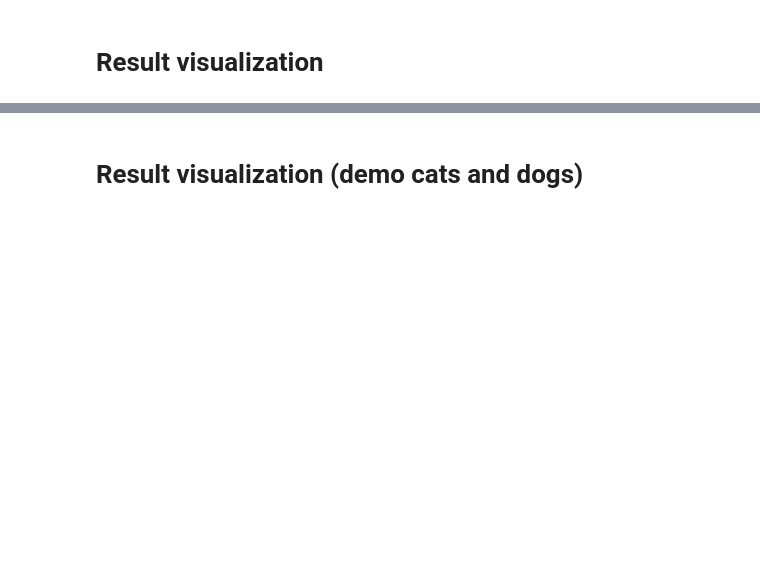
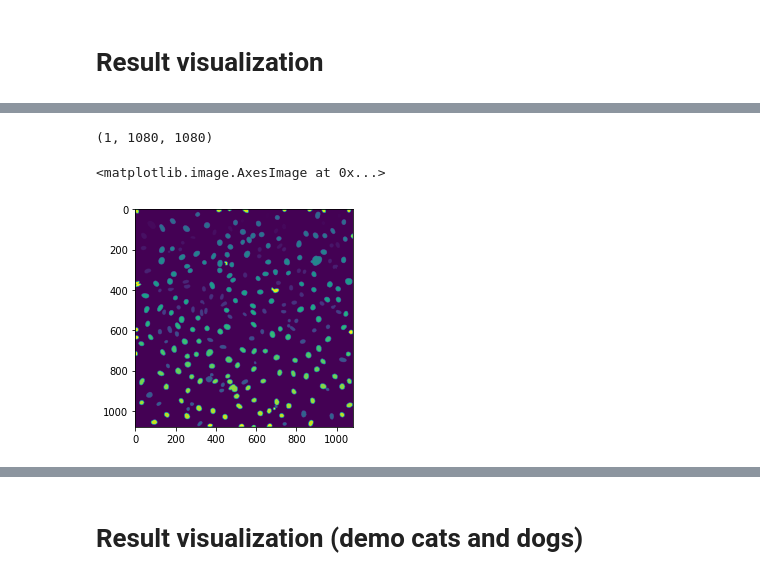
Before and after one commit to bodias/Transformer-Encoders-for-Image-Segmentation, a Jupyter notebook: binary_segmentation_resnet34.ipynb, the cells around one changed output, grey strips where cells are left out. Drawn from its saved outputs; the diff is of its cells as text; code cells hidden in the pictures; blank space fills up the shorter version.

```diff
--- a/binary_segmentation_resnet34.ipynb
+++ b/binary_segmentation_resnet34.ipynb
@@ -393,0 +528,6 @@ for image, gt_mask, pr_mask in zip(batch["image"], batch["mask"], pr_masks):
+# %%
+plt.imshow(reconstruct_image(image_patches).squeeze())
+# %% [output]
+(1, 1080, 1080)
+<matplotlib.image.AxesImage at 0x...>
+[figure, added]
```
Also changed, not shown: parts of 23 cells of this notebook, 2 other files.
